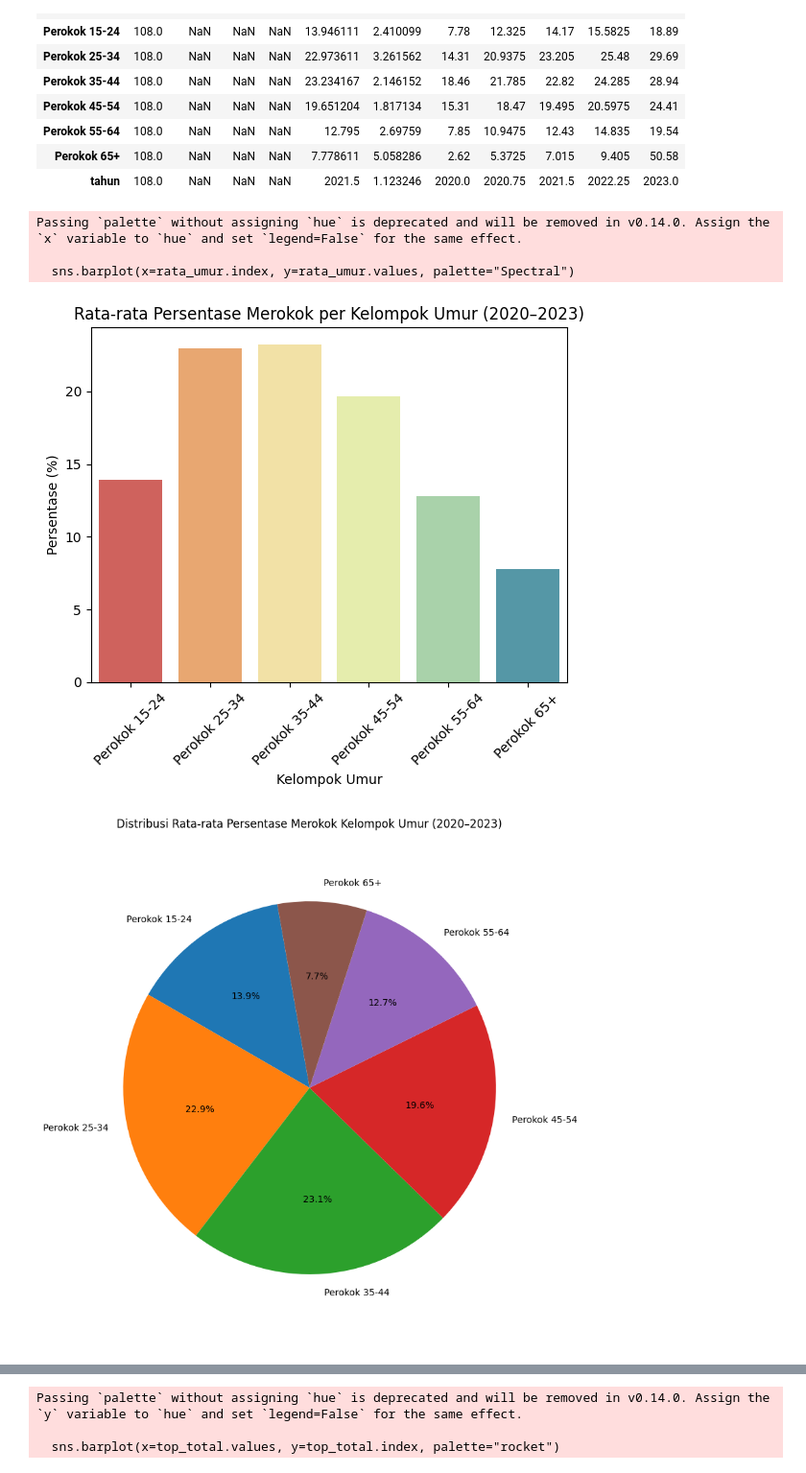
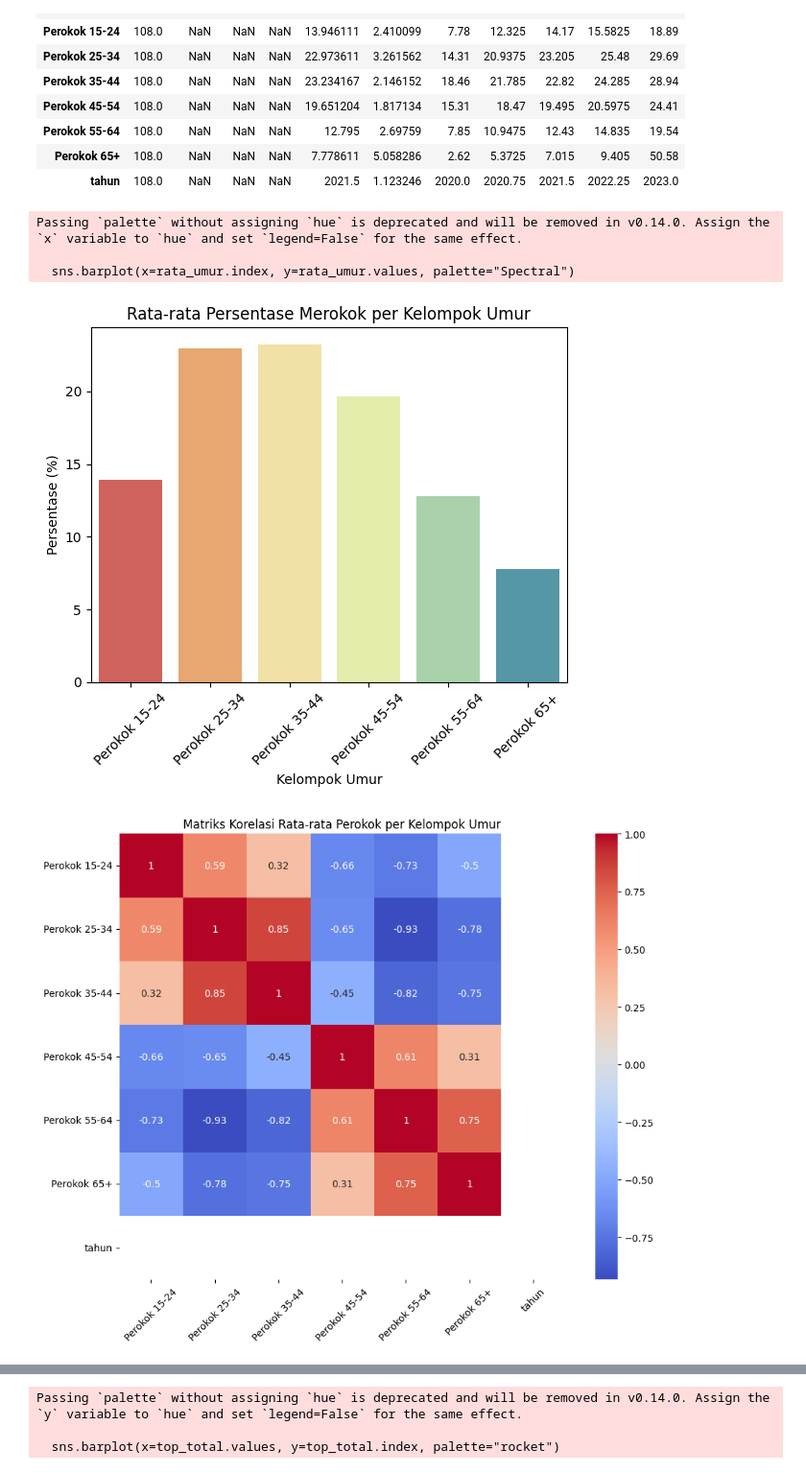
Before and after one commit to FlameMeta/DataScience_Python, a Jupyter notebook: analize.ipynb, the cells around one changed output, grey strips where cells are left out. Shown: that part at 96% size. Drawn from its saved outputs; the diff is of its cells as text; code cells hidden in the pictures.

```diff
--- a/analize.ipynb
+++ b/analize.ipynb
@@ -47,7 +47,7 @@ rata_umur = gdata.drop(columns=["tahun", "Wilayah"]).mean()
 sns.barplot(x=rata_umur.index, y=rata_umur.values, palette="Spectral")
 # for i, v in enumerate(rata_umur.values):
 #     lb.text(i, v + 0.5, f"{v:.2f}%", ha='center', fontweight='bold')
-plt.title("Rata-rata Persentase Merokok per Kelompok Umur (2020–2023)")
+plt.title("Rata-rata Persentase Merokok per Kelompok Umur")
 plt.ylabel("Persentase (%)")
 plt.xlabel("Kelompok Umur")
 plt.xticks(rotation=45)
@@ -56,17 +56,22 @@ plt.show()
 Passing `palette` without assigning `hue` is deprecated and will be removed in v0.14.0. Assign the `x` variable to `hue` and set `legend=False` for the same effect.
 
   sns.barplot(x=rata_umur.index, y=rata_umur.values, palette="Spectral")
-[figure, old version]
+[figure, new version]
 # %%
-# Rata-rata per distribusi kelompok umur (2020-2023)
+# korelasi matriks Rata-rata perokok kelompok umur
+df_all = pd.concat([data1, data2, data3, data4], ignore_index=True)
 
-bl = gdata.drop(columns=["tahun", "Wilayah"]).mean()
-plt.figure(figsize=(8, 10))
-plt.pie(bl, labels=bl.index, autopct='%1.1f%%', startangle=100)
-plt.title("Distribusi Rata-rata Persentase Merokok Kelompok Umur (2020–2023)")
-plt.axis('equal')
+avg_smokers = df_all.groupby("Wilayah").mean(numeric_only=True)
+correlation_matrix = avg_smokers.corr()
+
+# Visualisasi korelasi sebagai heatmap
+plt.figure(figsize=(10, 8))
+sns.heatmap(correlation_matrix, annot=True, cmap="coolwarm", square=True)
+plt.title("Matriks Korelasi Rata-rata Perokok per Kelompok Umur")
+plt.tight_layout()
+plt.xticks(rotation=45)
 plt.show()
 # %% [output]
-[figure, old version]
+[figure, new version]
 # %%
 # Wilayah dengan Persentase Merokok Tertinggi (Usia 25–34 Tahun)
```
Also changed, not shown: parts of 1 cell of this notebook.
